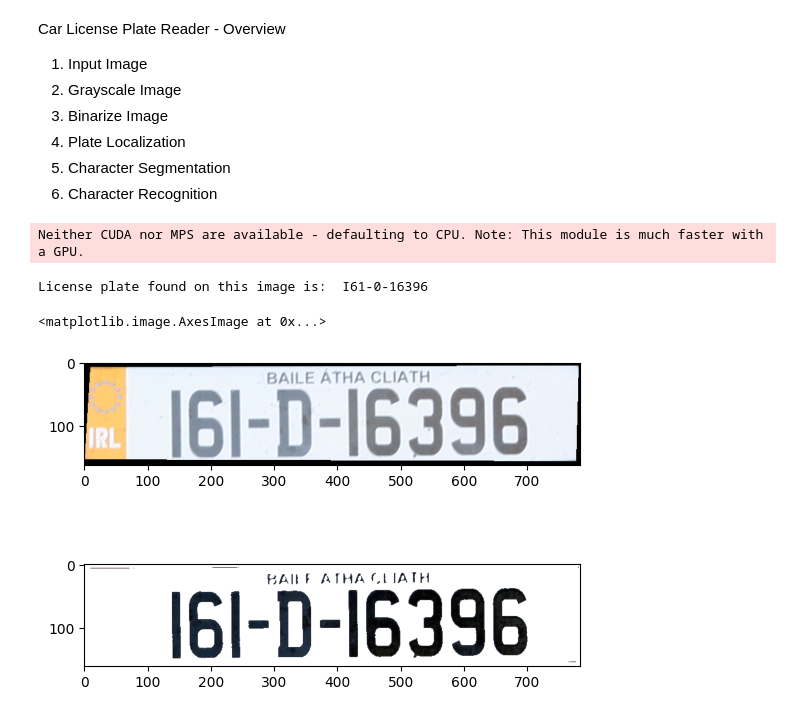
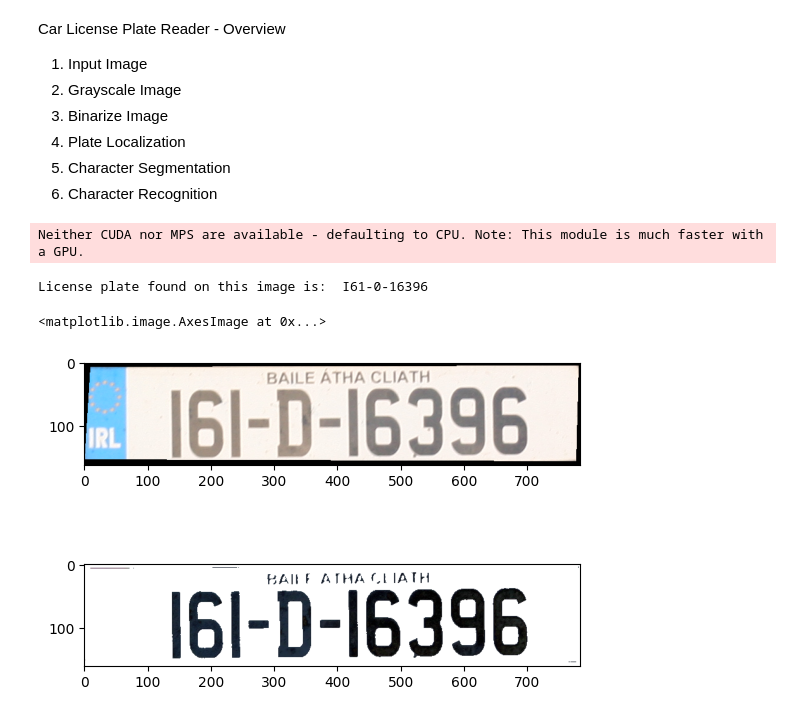
Before and after one commit to IP2324CarLicensePlateReader/CarLicensePlateReader, a Jupyter notebook: CarLicensePlatesReader.ipynb, the cells around one changed output. Cells and saved outputs as stored; diff of their text form; code cells hidden in the pictures.

Commit message:
Displaying cropped image in RGB

```diff
--- a/CarLicensePlatesReader.ipynb
+++ b/CarLicensePlatesReader.ipynb
@@ -165,32 +165,32 @@ for bbox, text, score in textBox:
             found = True
             break
         elif re.match('\w\w ', text):
             print("License plate found on this image is: ", text)
             found = True
             break
         elif re.match('\w\w\s-', text):
             print("License plate found on this image is: ", text)
             found = True
             break
         elif re.match('\w\w\w-', text):
             print("License plate found on this image is: ", text)
             found = True
             break
         elif re.match('\w\w\w\s-', text):
             print("License plate found on this image is: ", text)
             found = True
             break
 
 # If License Plates in image not found
 if found == False:
     print("Licenses Plates not found!")
 
 # Show Cropped Licence Plate
 fig2, arg = plt.subplots(2, 1)
-arg[0].imshow(CROP)
+arg[0].imshow(cv2.cvtColor(CROP, cv2.COLOR_BGR2RGB))
 arg[1].imshow(image_merge)
 # %% [output]
 Neither CUDA nor MPS are available - defaulting to CPU. Note: This module is much faster with a GPU.
 License plate found on this image is:  I61-0-16396
 <matplotlib.image.AxesImage at 0x...>
-[figure, old version]
+[figure, new version]
```
